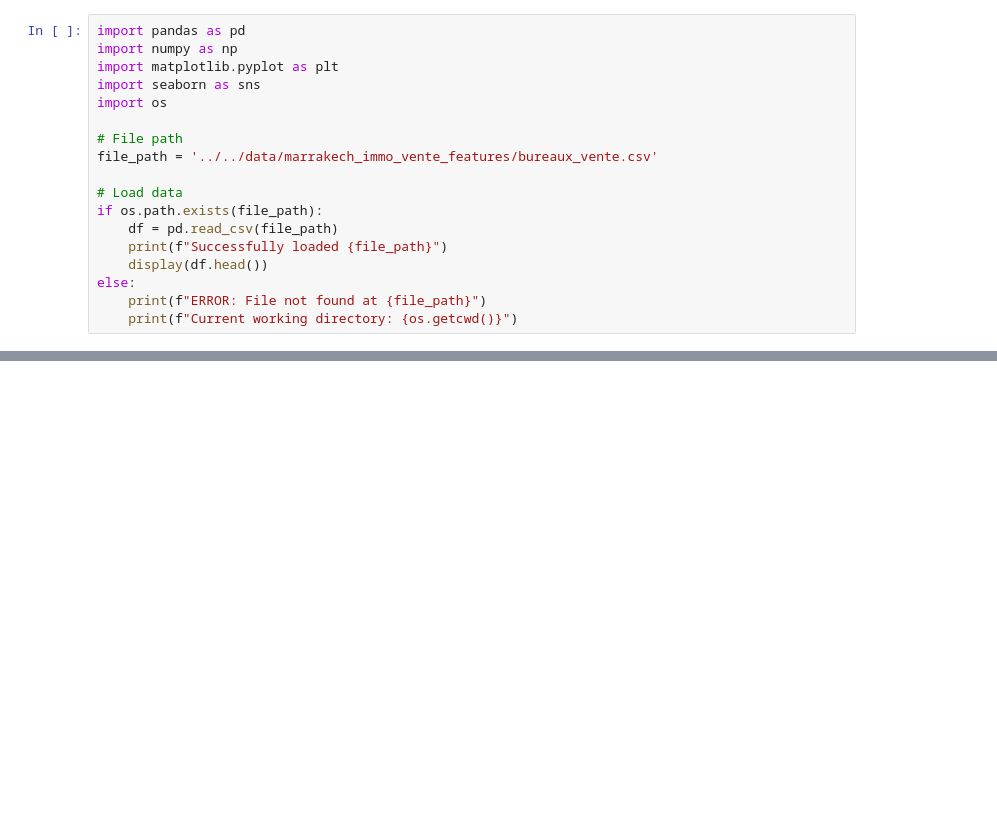
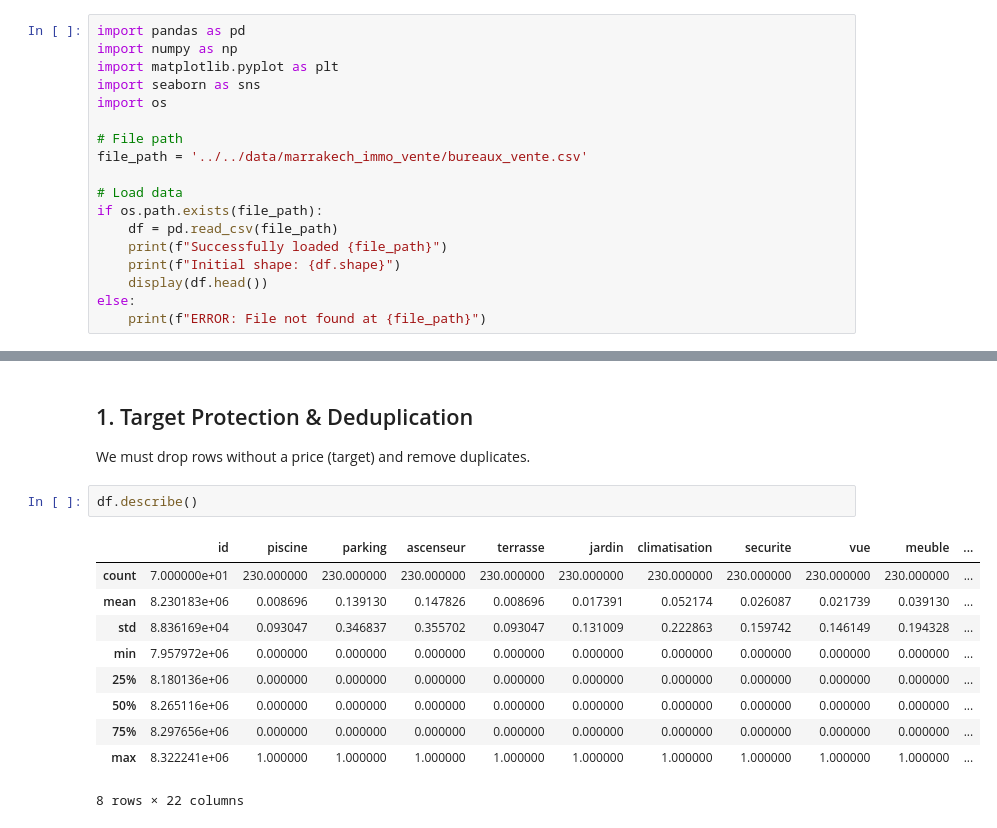
Before and after one commit to MAZIHBouchra/gateone-final, a Jupyter notebook: notebooks/ventes/bureaux_vente_cleaning.ipynb, the cells around one changed output, grey strips where cells are left out. Drawn from its saved outputs; the diff is of its cells as text; blank space fills up the shorter version.

Commit message:
Standardize cleaning pipeline for bureaux_vente_cleaning.ipynb

```diff
--- a/notebooks/ventes/bureaux_vente_cleaning.ipynb
+++ b/notebooks/ventes/bureaux_vente_cleaning.ipynb
@@ -9,13 +9,13 @@ import seaborn as sns
 import os
 
 # File path
-file_path = '../../data/marrakech_immo_vente_features/bureaux_vente.csv'
+file_path = '../../data/marrakech_immo_vente/bureaux_vente.csv'
 
 # Load data
 if os.path.exists(file_path):
     df = pd.read_csv(file_path)
     print(f"Successfully loaded {file_path}")
+    print(f"Initial shape: {df.shape}")
     display(df.head())
 else:
     print(f"ERROR: File not found at {file_path}")
-    print(f"Current working directory: {os.getcwd()}")
@@ -89,0 +52,16 @@ if 'df' in locals():
+# %% [markdown]
+## 1. Target Protection & Deduplication
+We must drop rows without a price (target) and remove duplicates.
+# %%
+df.describe()
+# %% [output]
+|  | id | piscine | parking | ascenseur | terrasse | jardin | climatisation | securite | vue | meuble | ... |
+| count | 7.000000e+01 | 230.000000 | 230.000000 | 230.000000 | 230.000000 | 230.000000 | 230.000000 | 230.000000 | 230.000000 | 230.000000 | ... |
+| mean | 8.230183e+06 | 0.008696 | 0.139130 | 0.147826 | 0.008696 | 0.017391 | 0.052174 | 0.026087 | 0.021739 | 0.039130 | ... |
+| std | 8.836169e+04 | 0.093047 | 0.346837 | 0.355702 | 0.093047 | 0.131009 | 0.222863 | 0.159742 | 0.146149 | 0.194328 | ... |
+| min | 7.957972e+06 | 0.000000 | 0.000000 | 0.000000 | 0.000000 | 0.000000 | 0.000000 | 0.000000 | 0.000000 | 0.000000 | ... |
+| 25% | 8.180136e+06 | 0.000000 | 0.000000 | 0.000000 | 0.000000 | 0.000000 | 0.000000 | 0.000000 | 0.000000 | 0.000000 | ... |
+| 50% | 8.265116e+06 | 0.000000 | 0.000000 | 0.000000 | 0.000000 | 0.000000 | 0.000000 | 0.000000 | 0.000000 | 0.000000 | ... |
+| 75% | 8.297656e+06 | 0.000000 | 0.000000 | 0.000000 | 0.000000 | 0.000000 | 0.000000 | 0.000000 | 0.000000 | 0.000000 | ... |
+| max | 8.322241e+06 | 1.000000 | 1.000000 | 1.000000 | 1.000000 | 1.000000 | 1.000000 | 1.000000 | 1.000000 | 1.000000 | ... |
+8 rows × 22 columns
```
Also changed, not shown: parts of 26 cells of this notebook.
